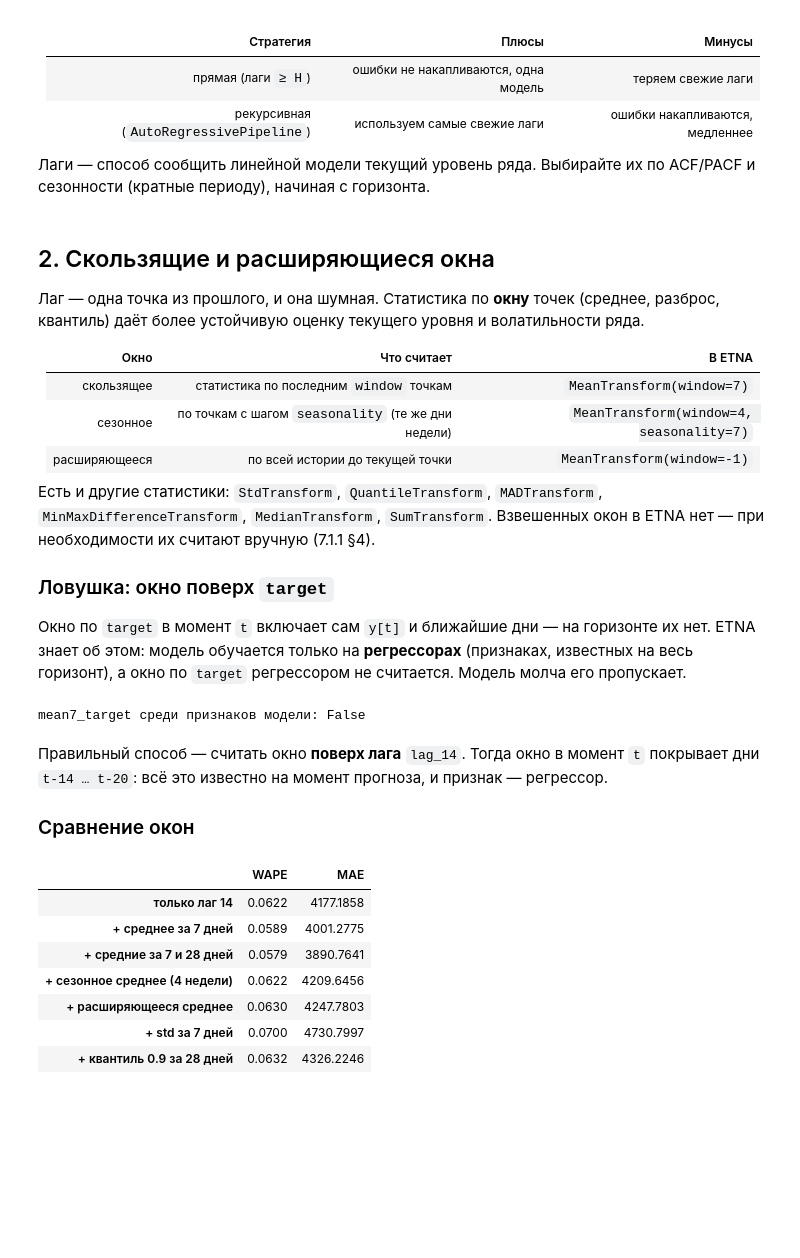
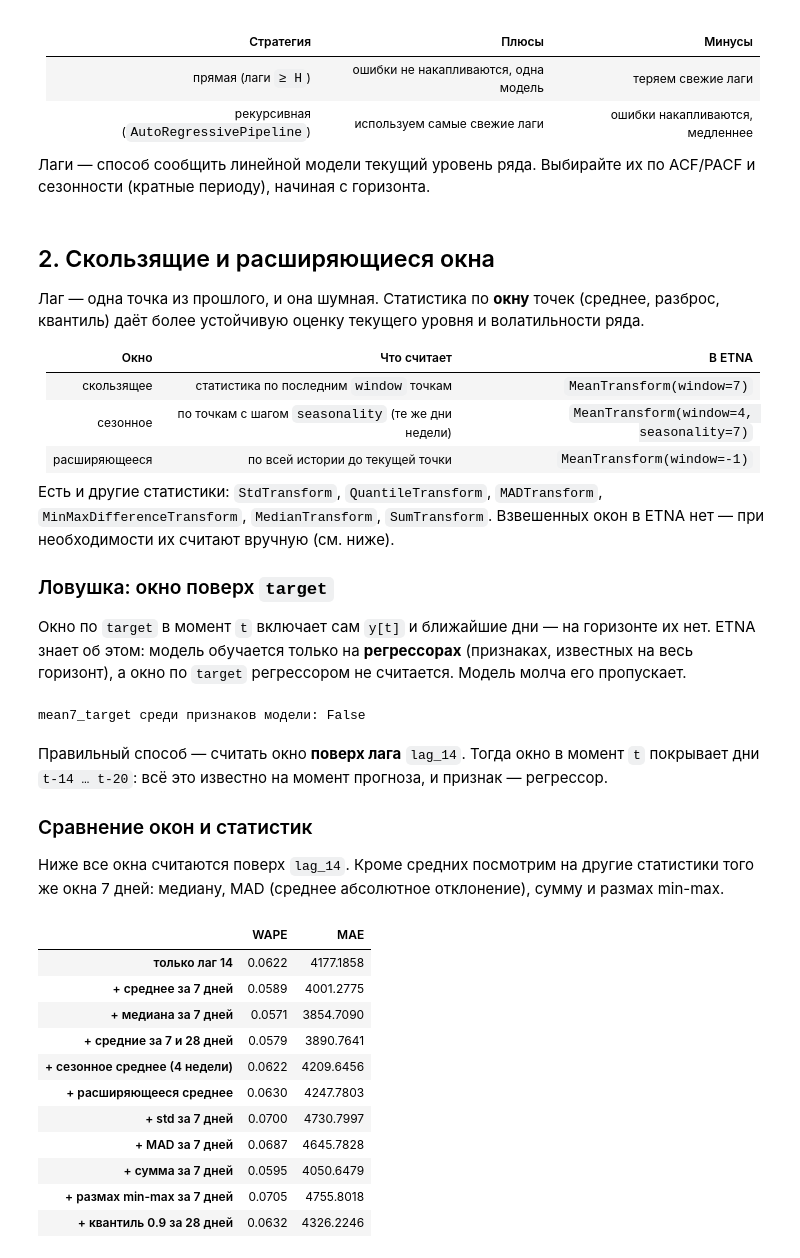
Before and after one commit to alex-hse-repository/time-series-cu-2026, a Jupyter notebook: week_7/part_1/2. Лаги и окна.ipynb, the cells around one changed output. Cells and saved outputs as stored; diff of their text form; code cells hidden in the pictures; blank space fills up the shorter version.

```diff
--- a/week_7/part_1/2. Лаги и окна.ipynb
+++ b/week_7/part_1/2. Лаги и окна.ipynb
@@ -148,7 +147,7 @@ common.compare(results)
 
 Есть и другие статистики: `StdTransform`, `QuantileTransform`, `MADTransform`,
 `MinMaxDifferenceTransform`, `MedianTransform`, `SumTransform`. Взвешенных окон в ETNA нет —
-при необходимости их считают вручную (7.1.1 §4).
+при необходимости их считают вручную (см. ниже).
 
 ### Ловушка: окно поверх `target`
 
@@ -171,35 +170,47 @@ mean7_target среди признаков модели: False
 Правильный способ — считать окно **поверх лага** `lag_14`. Тогда окно в момент `t` покрывает
 дни `t-14 … t-20`: всё это известно на момент прогноза, и признак — регрессор.
 
-### Сравнение окон
+### Сравнение окон и статистик
+
+Ниже все окна считаются поверх `lag_14`. Кроме средних посмотрим на другие статистики
+того же окна 7 дней: медиану, MAD (среднее абсолютное отклонение), сумму и размах
+min-max.
 # %%
 lag = f"lag_{HORIZON}"
 windows = {
     "только лаг 14": [],
     "+ среднее за 7 дней": [MeanTransform(in_column=lag, window=7, out_column="mean7")],
+    "+ медиана за 7 дней": [MedianTransform(in_column=lag, window=7, out_column="med7")],
     "+ средние за 7 и 28 дней": [
         MeanTransform(in_column=lag, window=7, out_column="mean7"),
         MeanTransform(in_column=lag, window=28, out_column="mean28"),
     ],
     "+ сезонное среднее (4 недели)": [MeanTransform(in_column=lag, window=4, seasonality=7, out_column="smean4")],
     "+ расширяющееся среднее": [MeanTransform(in_column=lag, window=-1, out_column="expanding_mean")],
     "+ std за 7 дней": [StdTransform(in_column=lag, window=7, out_column="std7")],
+    "+ MAD за 7 дней": [MADTransform(in_column=lag, window=7, out_column="mad7")],
+    "+ сумма за 7 дней": [SumTransform(in_column=lag, window=7, out_column="sum7")],
+    "+ размах min-max за 7 дней": [MinMaxDifferenceTransform(in_column=lag, window=7, out_column="mm7")],
     "+ квантиль 0.9 за 28 дней": [QuantileTransform(in_column=lag, quantile=0.9, window=28, out_column="q90")],
 }
 common.compare(
     {
         name: common.backtest(LinearPerSegmentModel(), with_lag + extra, onion, HORIZON)
         for name, extra in windows.items()
     }
 )
 # %% [output]
 |  | WAPE | MAE |
 | только лаг 14 | 0.0622 | 4177.1858 |
 | + среднее за 7 дней | 0.0589 | 4001.2775 |
+| + медиана за 7 дней | 0.0571 | 3854.7090 |
 | + средние за 7 и 28 дней | 0.0579 | 3890.7641 |
 | + сезонное среднее (4 недели) | 0.0622 | 4209.6456 |
 | + расширяющееся среднее | 0.0630 | 4247.7803 |
 | + std за 7 дней | 0.0700 | 4730.7997 |
+| + MAD за 7 дней | 0.0687 | 4645.7828 |
+| + сумма за 7 дней | 0.0595 | 4050.6479 |
+| + размах min-max за 7 дней | 0.0705 | 4755.8018 |
 | + квантиль 0.9 за 28 дней | 0.0632 | 4326.2246 |
 # %% [markdown]
 - **Скользящие средние** помогают: короткое (7 дней) усредняет шум последней известной
```
Also changed, not shown: parts of 9 cells of this notebook, 4 other files.
